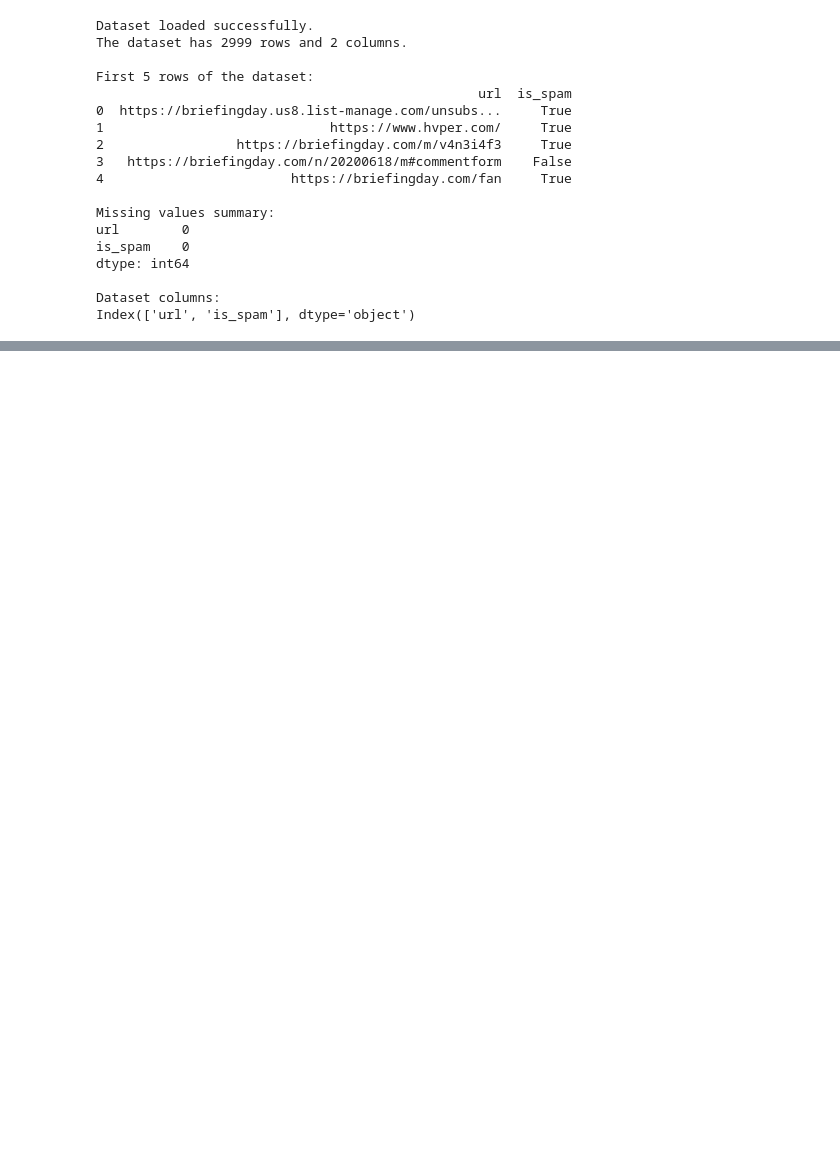
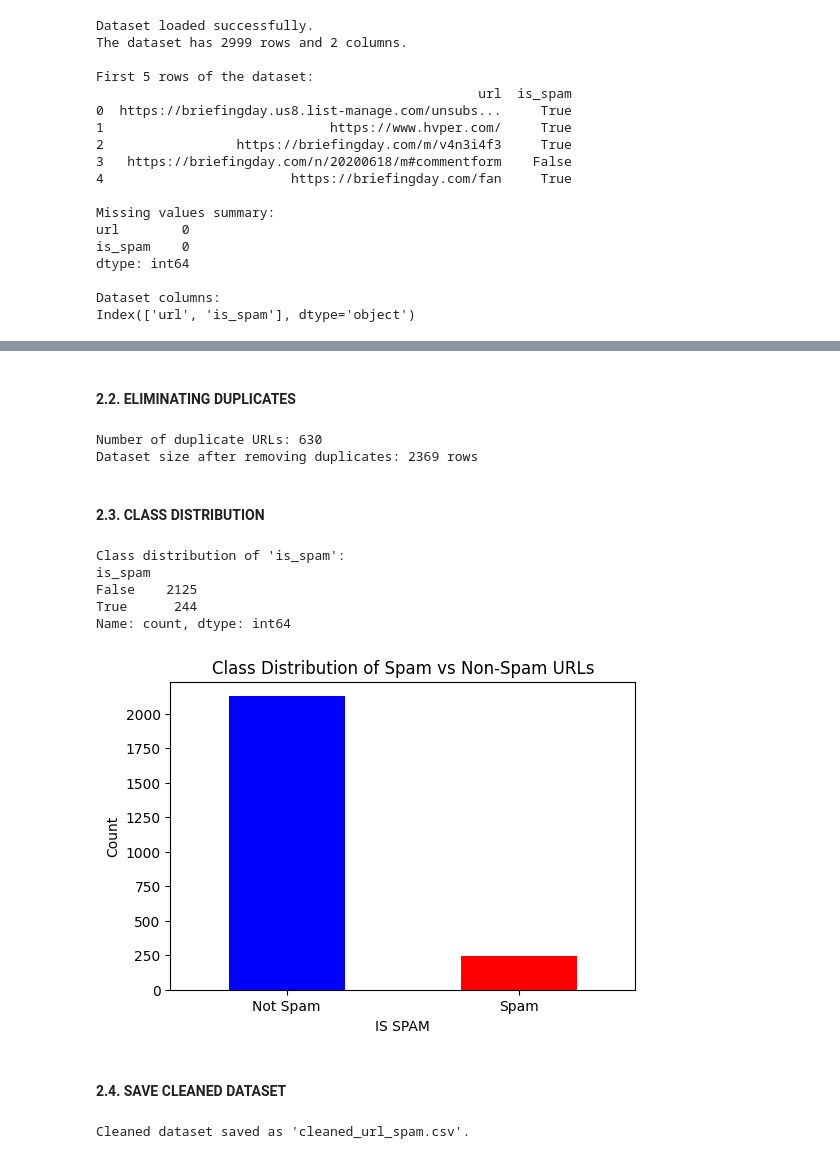
Before and after one commit to jenuzho/SPAM-DETECTION-natural-language-processing, a Jupyter notebook: src/explore.ipynb, the cells around one changed output, grey strips where cells are left out. Saved outputs shown, nothing was run; the diff lists cells and outputs as text; code cells hidden in the pictures; blank space fills up the shorter version.

```diff
--- a/src/explore.ipynb
+++ b/src/explore.ipynb
@@ -169,0 +230,50 @@ Index(['url', 'is_spam'], dtype='object')
+# %% [markdown]
+<br>
+
+**2.2. ELIMINATING DUPLICATES**
+# %%
+# Check for duplicate URLs
+print(f"Number of duplicate URLs: {dataset.duplicated(subset=['url']).sum()}")
+
+# Drop duplicate URLs and keep the first occurrence
+dataset_cleaned = dataset.drop_duplicates(subset=['url'], keep='first')
+
+print(f"Dataset size after removing duplicates: {dataset_cleaned.shape[0]} rows")
+# %% [output]
+Number of duplicate URLs: 630
+Dataset size after removing duplicates: 2369 rows
+# %% [markdown]
+<br>
+
+**2.3. CLASS DISTRIBUTION**
+# %%
+# Class distribution for 'is_spam'
+print("Class distribution of 'is_spam':")
+print(dataset_cleaned['is_spam'].value_counts())
+
+# Visualize class distribution
+
+plt.figure(figsize=(6, 4))
+dataset_cleaned['is_spam'].value_counts().plot(kind='bar', color=['blue', 'red'])
+plt.title("Class Distribution of Spam vs Non-Spam URLs")
+plt.xlabel("IS SPAM")
+plt.ylabel("Count")
+plt.xticks(ticks=[0, 1], labels=['Not Spam', 'Spam'], rotation=0)
+plt.show()
+# %% [output]
+Class distribution of 'is_spam':
+is_spam
+False    2125
+True      244
+Name: count, dtype: int64
+[figure, added]
+# %% [markdown]
+<br>
+
+**2.4. SAVE CLEANED DATASET**
+# %%
+# Save the cleaned dataset
+dataset_cleaned.to_csv("cleaned_url_spam.csv", index=False)
+print("Cleaned dataset saved as 'cleaned_url_spam.csv'.")
+# %% [output]
+Cleaned dataset saved as 'cleaned_url_spam.csv'.
```
Also changed, not shown: parts of 24 cells of this notebook, 1 other file.
